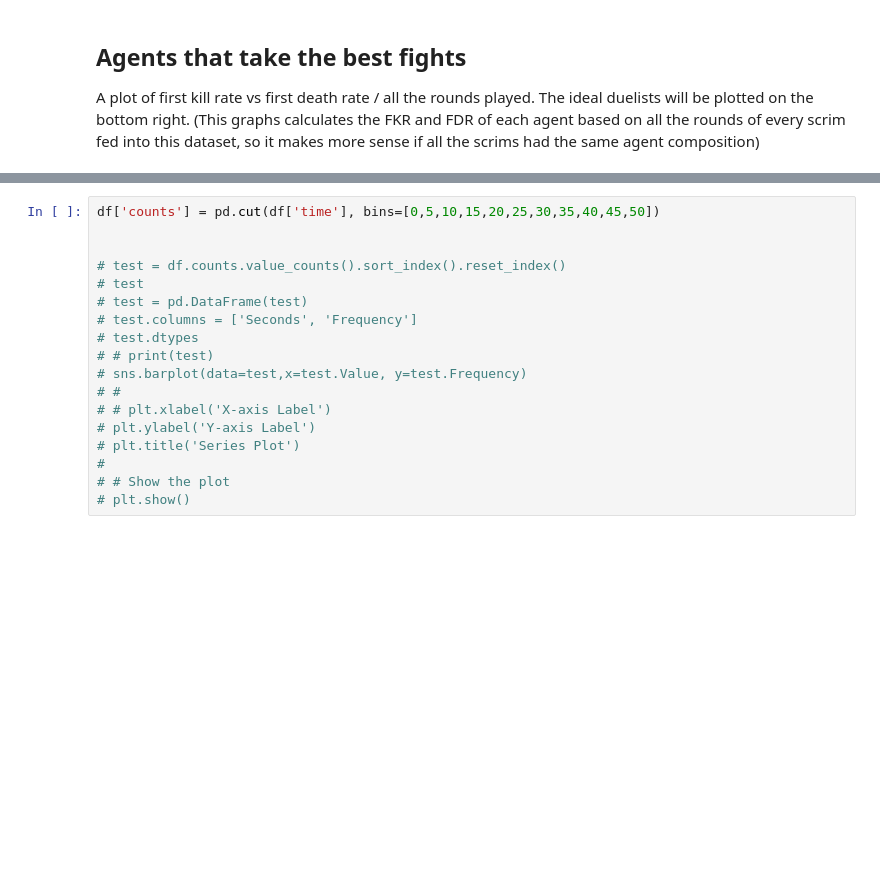
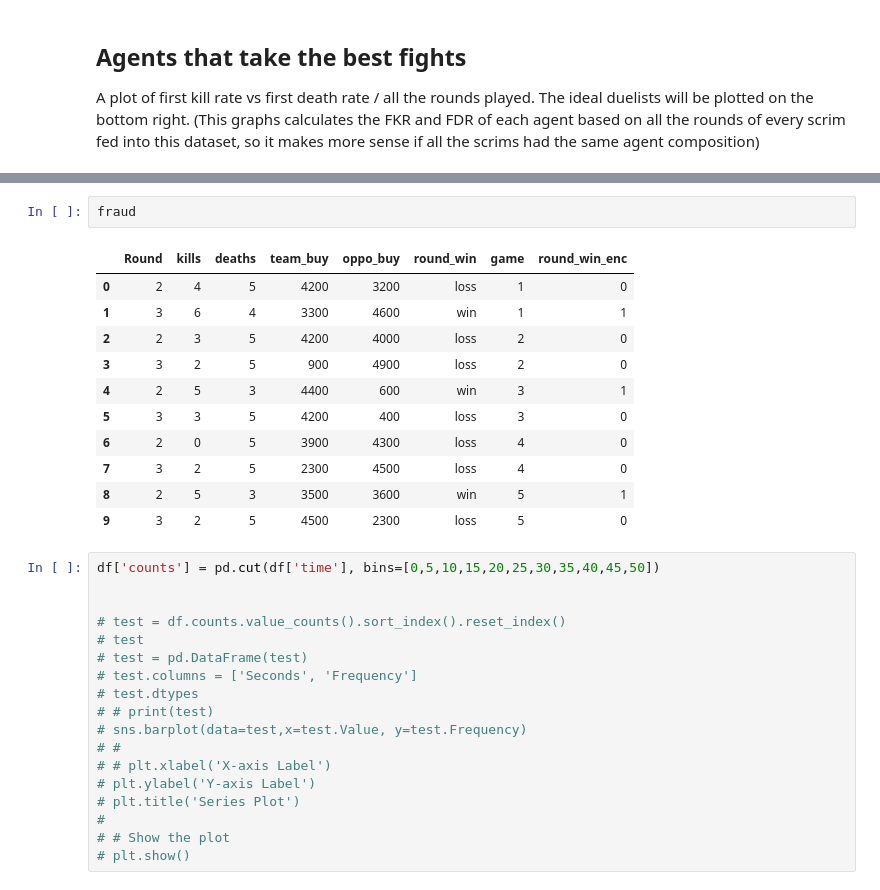
Before and after one commit to tam0w/practistics-template, a Jupyter notebook: queries.ipynb, the cells around one changed output, grey strips where cells are left out. Drawn from its saved outputs; the diff is of its cells as text; blank space fills up the shorter version.

```diff
--- a/queries.ipynb
+++ b/queries.ipynb
@@ -224,3 +236,17 @@ plt.show()
+# %%
+fraud
+# %% [output]
+|  | Round | kills | deaths | team_buy | oppo_buy | round_win | game | round_win_enc |
+| 0 | 2 | 4 | 5 | 4200 | 3200 | loss | 1 | 0 |
+| 1 | 3 | 6 | 4 | 3300 | 4600 | win | 1 | 1 |
+| 2 | 2 | 3 | 5 | 4200 | 4000 | loss | 2 | 0 |
+| 3 | 3 | 2 | 5 | 900 | 4900 | loss | 2 | 0 |
+| 4 | 2 | 5 | 3 | 4400 | 600 | win | 3 | 1 |
+| 5 | 3 | 3 | 5 | 4200 | 400 | loss | 3 | 0 |
+| 6 | 2 | 0 | 5 | 3900 | 4300 | loss | 4 | 0 |
+| 7 | 3 | 2 | 5 | 2300 | 4500 | loss | 4 | 0 |
+| 8 | 2 | 5 | 3 | 3500 | 3600 | win | 5 | 1 |
+| 9 | 3 | 2 | 5 | 4500 | 2300 | loss | 5 | 0 |
 # %%
 df['counts'] = pd.cut(df['time'], bins=[0,5,10,15,20,25,30,35,40,45,50])
 
```
Also changed, not shown: parts of 3 cells of this notebook.
